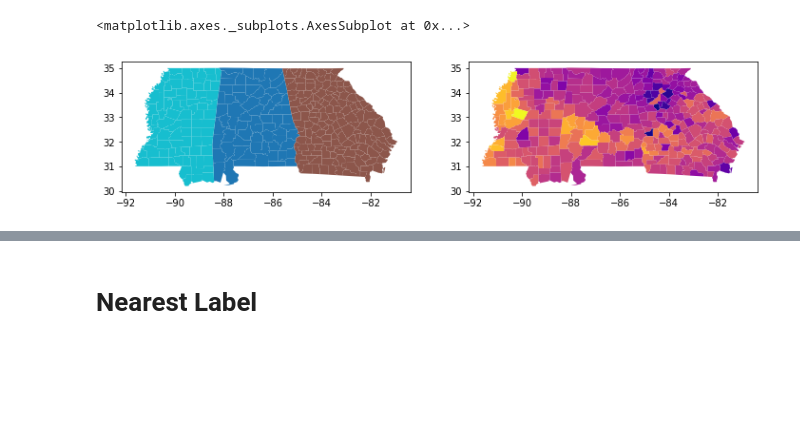
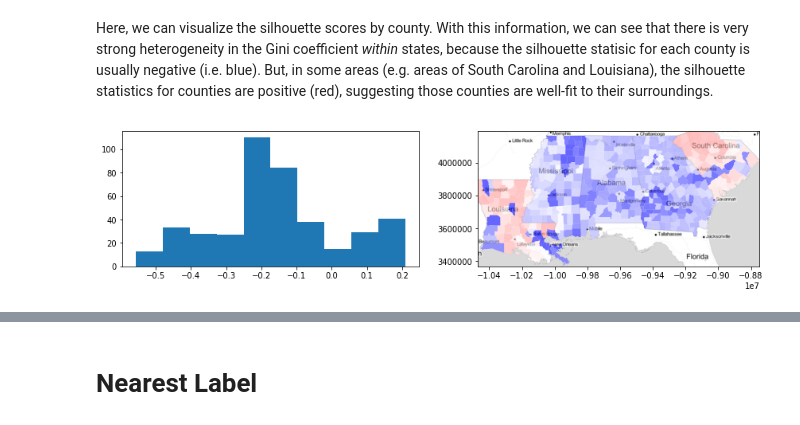
Before and after one commit to pysal/esda, a Jupyter notebook: notebooks/geosilhouettes.ipynb, the cells around one changed output, grey strips where cells are left out. Cells and saved outputs as stored; diff of their text form; code cells hidden in the pictures; blank space fills up the shorter version.

```diff
--- a/notebooks/geosilhouettes.ipynb
+++ b/notebooks/geosilhouettes.ipynb
@@ -16,0 +38,7 @@ df = geopandas.read_file(libpysal.examples.get_path('south.shp'))\
+# %%
+deep.crs = {'init':'epsg:4326'}
+# %%
+deep = deep.to_crs(epsg=3857)
+# %%
+basemap, extent = contextily.bounds2img(*deep.total_bounds, zoom=6,
+                                        url=contextily.tile_providers.ST_TONER_LITE)
@@ -17,2 +76,3 @@ df = geopandas.read_file(libpysal.examples.get_path('south.shp'))\
 # %%
 from sklearn.metrics import silhouette_samples
+silhouettes = silhouette_samples(deep[['GI89']].values, deep.state_label)
@@ -22,7 +79,13 @@ df['label'] = df.STATE_NAME.apply(lambda x: states.index(x))
+# %% [markdown]
+Here, we can visualize the silhouette scores by county. With this information, we can see that there is very strong heterogeneity in the Gini coefficient *within* states, because the silhouette statisic for each county is usually negative (i.e. blue). But, in some areas (e.g. areas of South Carolina and Louisiana), the silhouette statistics for counties are positive (red), suggesting those counties are well-fit to their surroundings.
 # %%
-f,ax = plt.subplots(1,2, figsize=(12,3))
-df.plot('STATE_NAME', ax=ax[0])
-df.plot('GI89', ax=ax[1], cmap='plasma')
+f,ax = plt.subplots(1,2,figsize=(12,3))
+ax[0].hist(silhouettes)
+deep.plot(silhouettes, ax=ax[1], cmap='bwr',
+          vmin=-.5, vmax=.5, alpha=.6)
+ax[1].imshow(basemap, extent=extent, interpolation='bilinear')
+ax[1].axis(deep.total_bounds[[0,2,1,3]])
+f.tight_layout()
+plt.show()
 # %% [output]
-<matplotlib.axes._subplots.AxesSubplot at 0x...>
-[figure, old version]
+[figure, new version]
```
Also changed, not shown: parts of 31 cells of this notebook.
